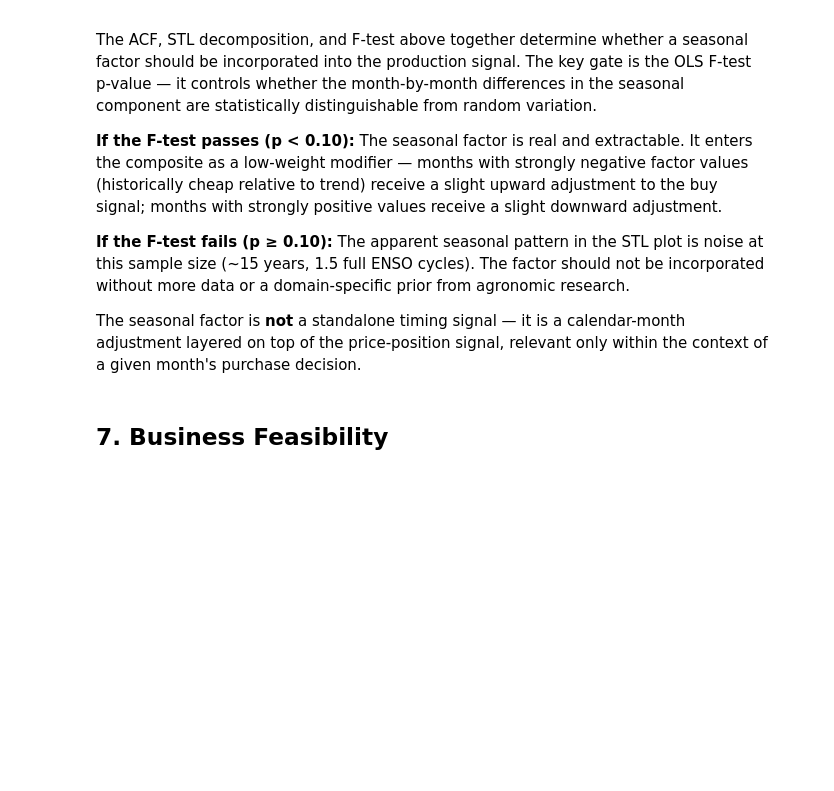
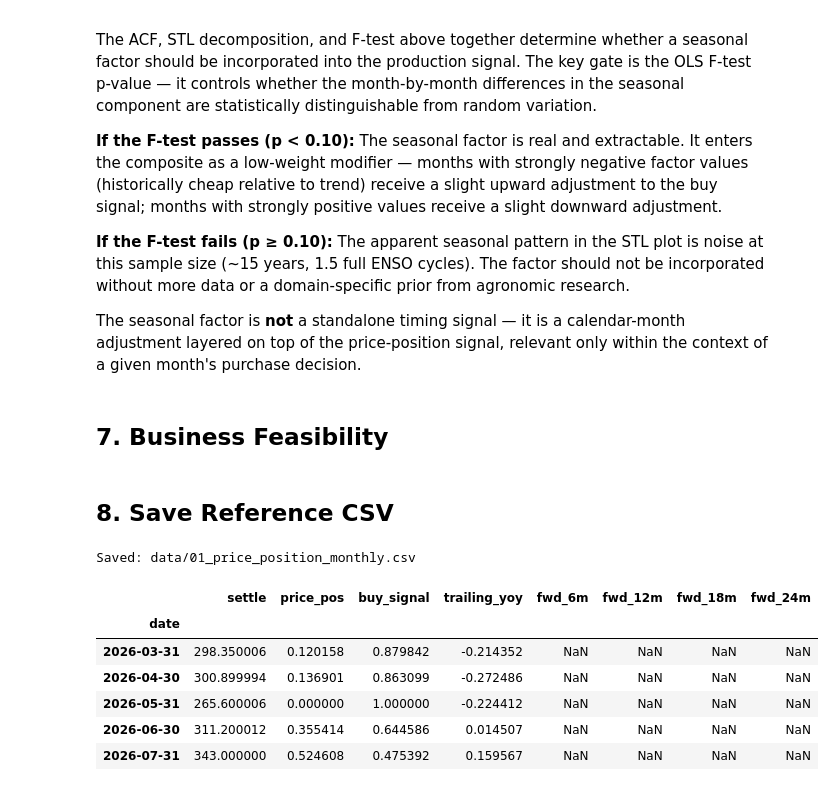
Before and after one commit to abhirajp97/greensignal, a Jupyter notebook: notebooks/coffee_backtests/01_ice_price_signal.ipynb, the cells around one changed output. Drawn from its saved outputs; the diff is of its cells as text; code cells hidden in the pictures; blank space fills up the shorter version.

```diff
--- a/notebooks/coffee_backtests/01_ice_price_signal.ipynb
+++ b/notebooks/coffee_backtests/01_ice_price_signal.ipynb
@@ -700,3 +768,18 @@ The ACF, STL decomposition, and F-test above together determine whether a season
 The seasonal factor is **not** a standalone timing signal — it is a calendar-month adjustment layered on top of the price-position signal, relevant only within the context of a given month's purchase decision.
 # %% [markdown]
 ## 7. Business Feasibility
+# %% [markdown]
+## 8. Save Reference CSV
+# %%
+monthly.to_csv('data/01_price_position_monthly.csv')
+print('Saved: data/01_price_position_monthly.csv')
+monthly.tail()
+# %% [output]
+Saved: data/01_price_position_monthly.csv
+|  | settle | price_pos | buy_signal | trailing_yoy | fwd_6m | fwd_12m | fwd_18m | fwd_24m |
+| date |  |  |  |  |  |  |  |  |
+| 2026-03-31 | 298.350006 | 0.120158 | 0.879842 | -0.214352 | NaN | NaN | NaN | NaN |
+| 2026-04-30 | 300.899994 | 0.136901 | 0.863099 | -0.272486 | NaN | NaN | NaN | NaN |
+| 2026-05-31 | 265.600006 | 0.000000 | 1.000000 | -0.224412 | NaN | NaN | NaN | NaN |
+| 2026-06-30 | 311.200012 | 0.355414 | 0.644586 | 0.014507 | NaN | NaN | NaN | NaN |
+| 2026-07-31 | 343.000000 | 0.524608 | 0.475392 | 0.159567 | NaN | NaN | NaN | NaN |
```
Also changed, not shown: parts of 11 cells of this notebook, 1 other file.
